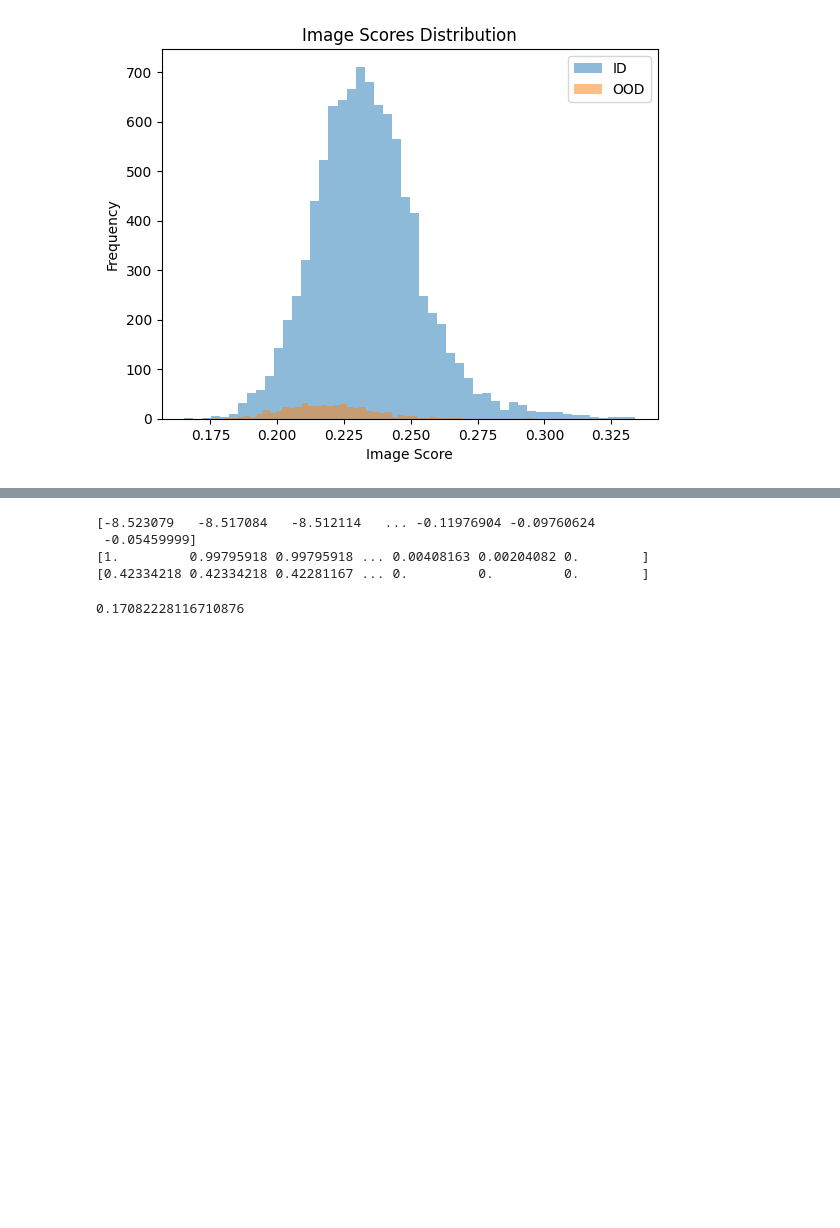
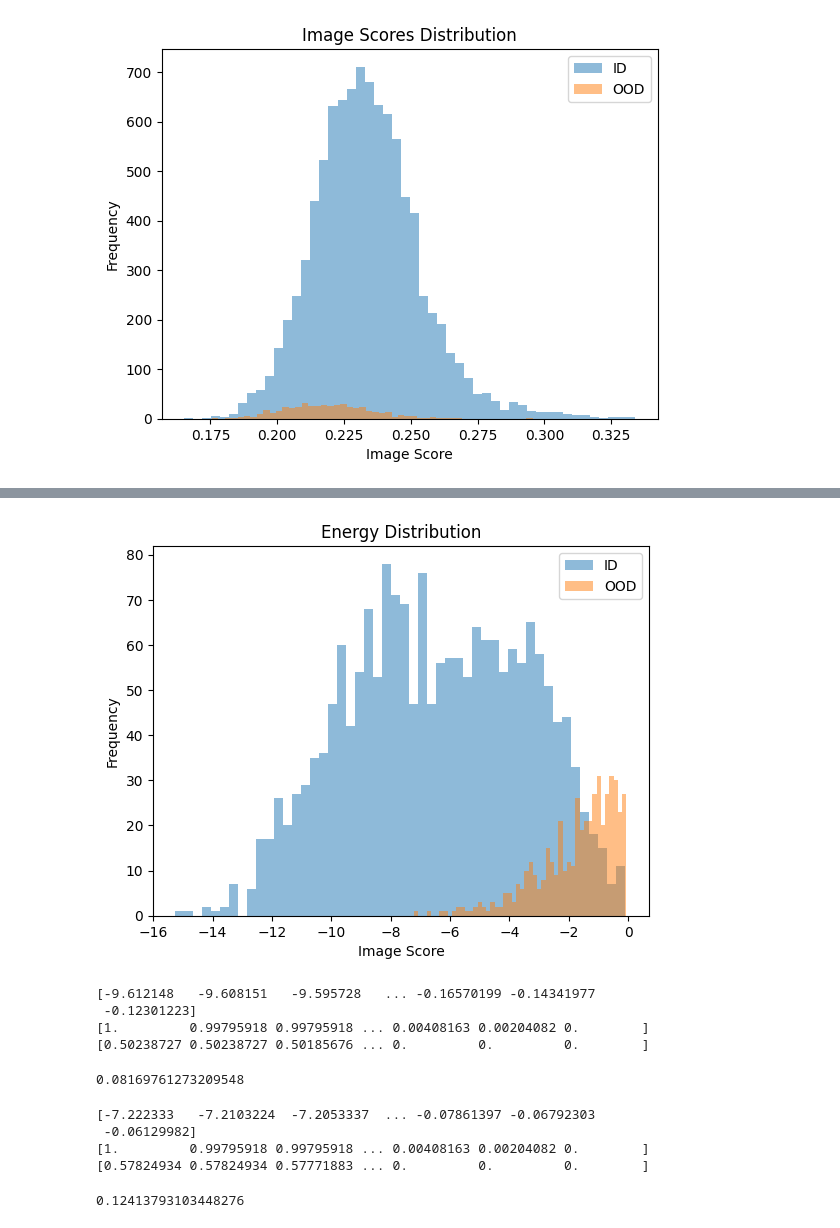
Before and after one commit to wfyitf/multimodal_ood, a Jupyter notebook: notebooks/clip.ipynb, the cells around one changed output, grey strips where cells are left out. Saved outputs shown, nothing was run; the diff lists cells and outputs as text; code cells hidden in the pictures; blank space fills up the shorter version.

```diff
--- a/notebooks/clip.ipynb
+++ b/notebooks/clip.ipynb
@@ -303,8 +311,33 @@ plt.show()
+# %%
+import matplotlib.pyplot as plt
+
+ood_scores = df_test[df_test['OOD'] == 1]['energy_max']
+non_ood_scores = df_test[df_test['OOD'] == 0]['energy_max']
+
+plt.hist(non_ood_scores, bins=50, alpha=0.5, label='ID')
+plt.hist(ood_scores, bins=50, alpha=0.5, label='OOD')
+plt.legend(loc='upper right')
+
+plt.title('Energy Distribution')
+plt.xlabel('Image Score')
+plt.ylabel('Frequency')
+
+plt.show()
+# %% [output]
+[figure, added]
 # %%
-ev.fpr_evaluation(df_test['OOD'].values, df_test['energy'].values, 0.95)
+ev.fpr_evaluation(df_test['OOD'].values, df_test['energy_sum'].values, 0.8)
 # %% [output]
-[-8.523079   -8.517084   -8.512114   ... -0.11976904 -0.09760624
- -0.05459999]
+[-9.612148   -9.608151   -9.595728   ... -0.16570199 -0.14341977
+ -0.12301223]
 [1.         0.99795918 0.99795918 ... 0.00408163 0.00204082 0.        ]
-[0.42334218 0.42334218 0.42281167 ... 0.         0.         0.        ]
+[0.50238727 0.50238727 0.50185676 ... 0.         0.         0.        ]
-0.17082228116710876
+0.08169761273209548
+# %%
+ev.fpr_evaluation(df_test['OOD'].values, df_test['energy_max'].values, 0.8)
+# %% [output]
+[-7.222333   -7.2103224  -7.2053337  ... -0.07861397 -0.06792303
+ -0.06129982]
+[1.         0.99795918 0.99795918 ... 0.00408163 0.00204082 0.        ]
+[0.57824934 0.57824934 0.57771883 ... 0.         0.         0.        ]
+0.12413793103448276
```
Also changed, not shown: parts of 7 cells of this notebook, 1 other file.
